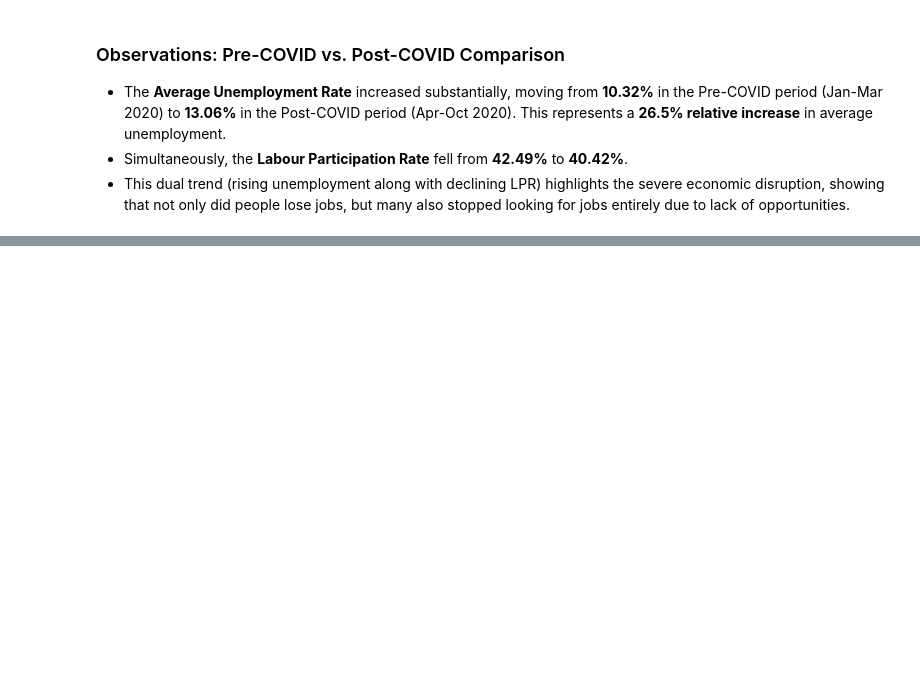
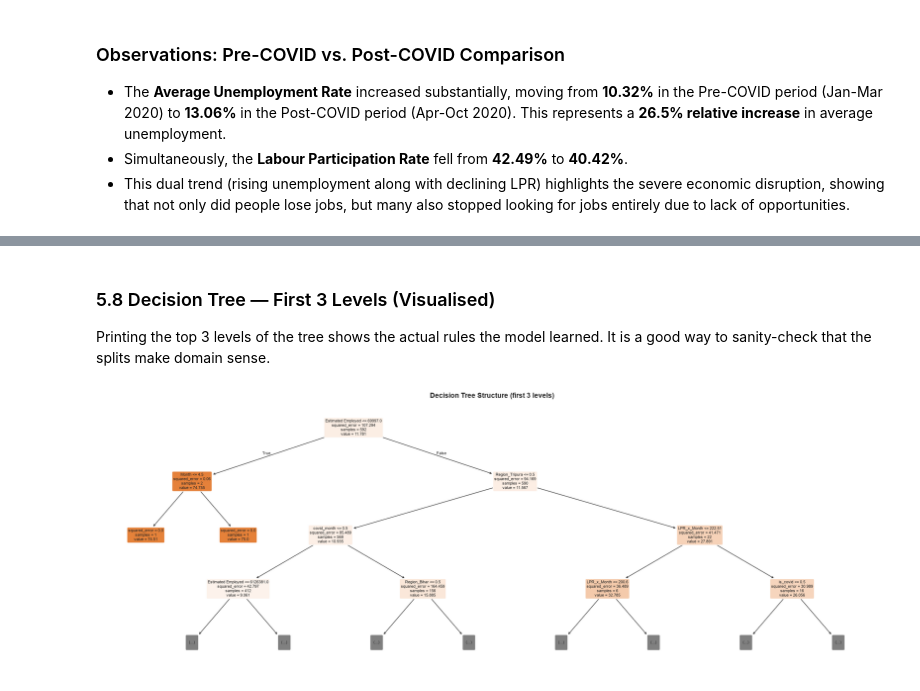
Before and after one commit to Piyush04492/Unemployment_Analysis, a Jupyter notebook: unemployment_analysis.ipynb, the cells around one changed output, grey strips where cells are left out. Drawn from its saved outputs; the diff is of its cells as text; code cells hidden in the pictures; blank space fills up the shorter version.

```diff
--- a/unemployment_analysis.ipynb
+++ b/unemployment_analysis.ipynb
@@ -413,0 +559,23 @@ plt.show()
+# %% [markdown]
+### 5.8 Decision Tree — First 3 Levels (Visualised)
+
+Printing the top 3 levels of the tree shows the actual rules the model learned.
+It is a good way to sanity-check that the splits make domain sense.
+# %%
+fig, ax = plt.subplots(figsize=(22, 8))
+plot_tree(
+    dt_model,
+    max_depth=3,
+    feature_names=X.columns.tolist(),
+    filled=True,
+    rounded=True,
+    fontsize=8,
+    ax=ax
+)
+plt.title('Decision Tree Structure (first 3 levels)',
+          fontsize=14, fontweight='bold')
+plt.tight_layout()
+plt.savefig('ml_tree_structure.png', dpi=120)
+plt.show()
+# %% [output]
+[figure, added]
```
Also changed, not shown: parts of 21 cells of this notebook, 3 other files.
